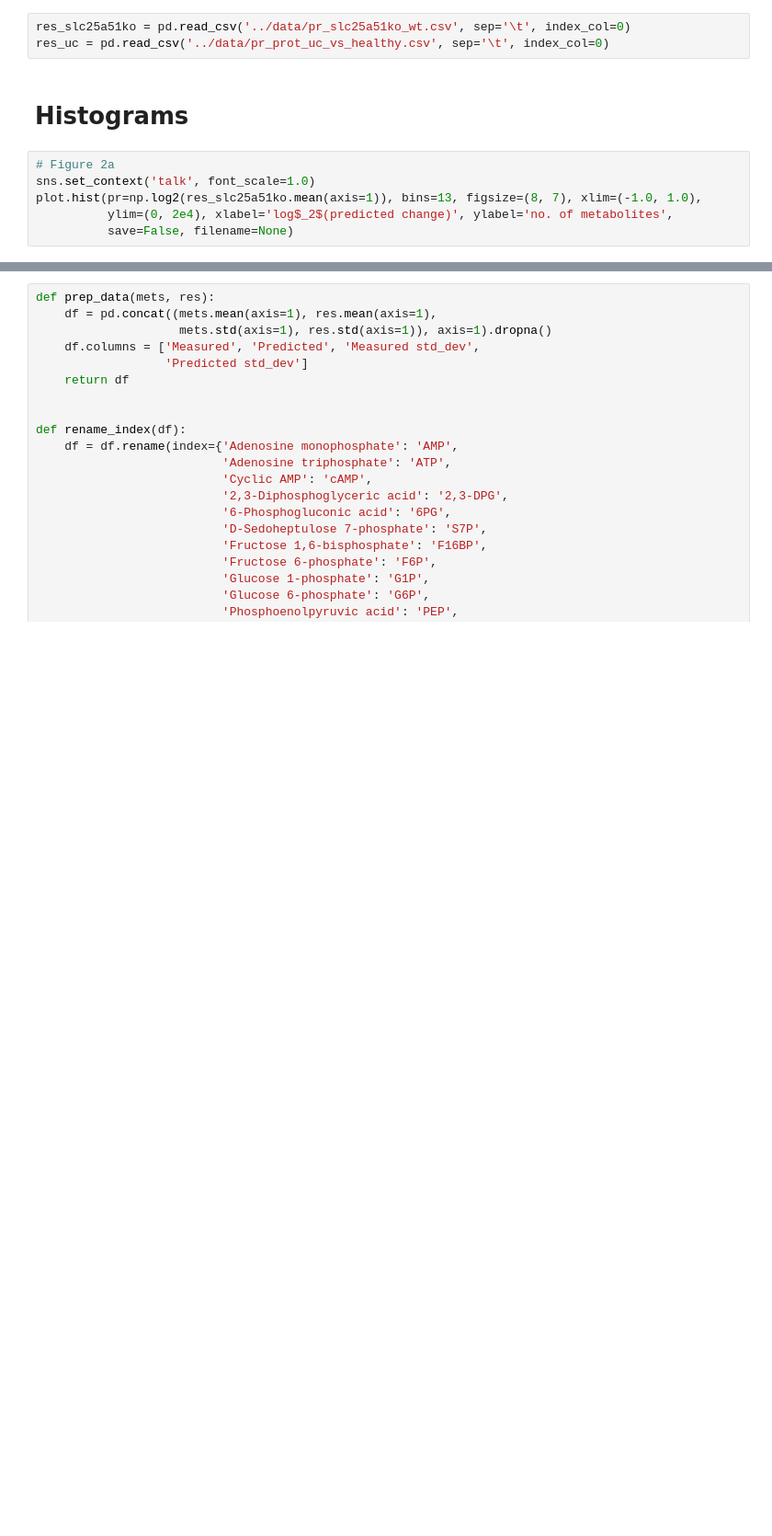
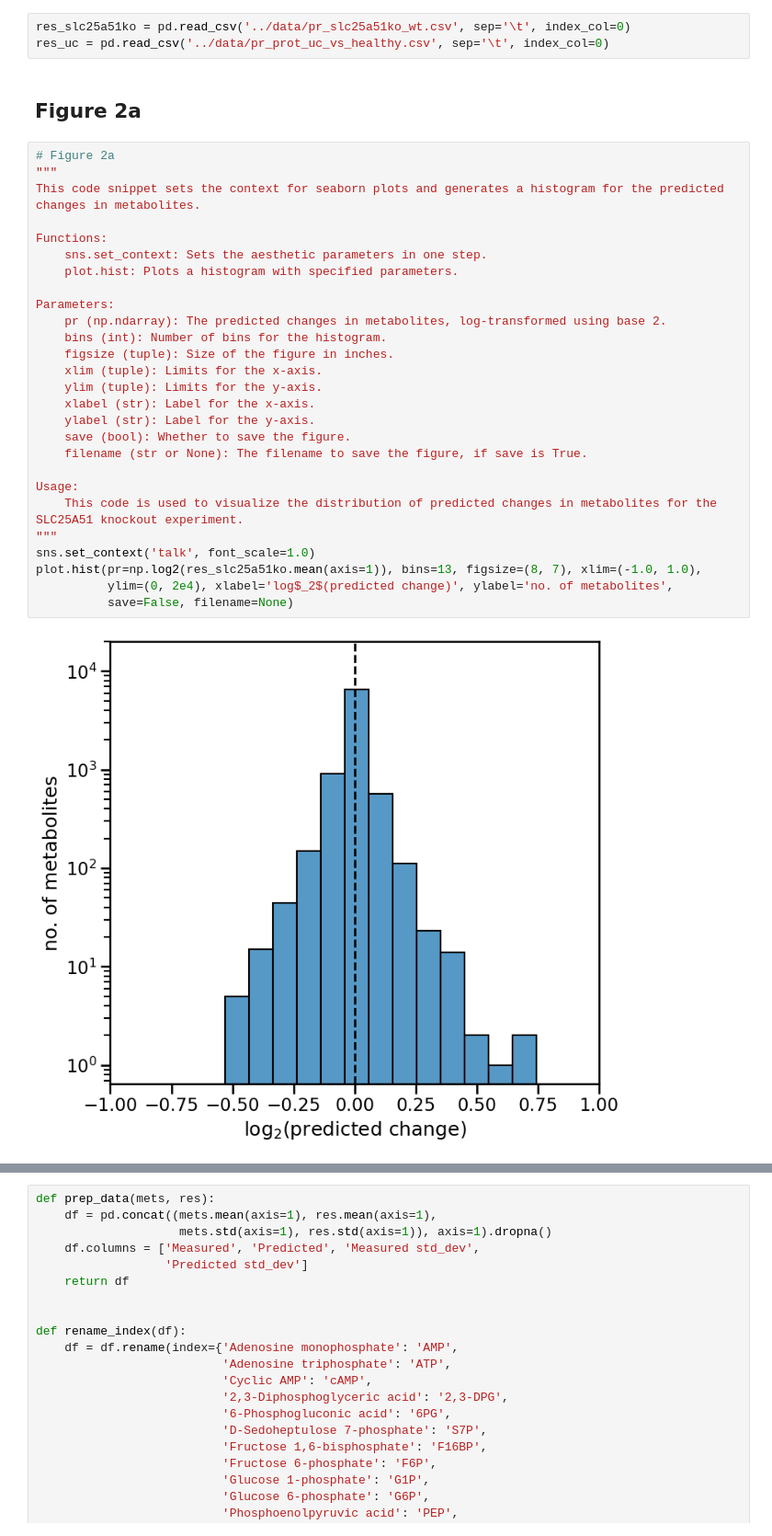
Before and after one commit to MolecularBioinformatics/prm_manuscript, a Jupyter notebook: jupyter_notebooks/figures_main_text.ipynb, the cells around one changed output, grey strips where cells are left out. Shown at 92% size. Drawn from its saved outputs; the diff is of its cells as text; blank space fills up the shorter version.

```diff
--- a/jupyter_notebooks/figures_main_text.ipynb
+++ b/jupyter_notebooks/figures_main_text.ipynb
@@ -26,11 +31,34 @@ prot_uc = util.map_gene(prot_uc, g_mapping=model.genes, mapping_column='symbol')
 # %%
 res_slc25a51ko = pd.read_csv('../data/pr_slc25a51ko_wt.csv', sep='\t', index_col=0)
 res_uc = pd.read_csv('../data/pr_prot_uc_vs_healthy.csv', sep='\t', index_col=0)
-# %% [markdown]
-# Histograms
-# %%
-# Figure 2a
-sns.set_context('talk', font_scale=1.0)
-plot.hist(pr=np.log2(res_slc25a51ko.mean(axis=1)), bins=13, figsize=(8, 7), xlim=(-1.0, 1.0),
-          ylim=(0, 2e4), xlabel='log$_2$(predicted change)', ylabel='no. of metabolites',
-          save=False, filename=None)
+# %% [markdown]
+## Figure 2a
+# %%
+# Figure 2a
+"""
+This code snippet sets the context for seaborn plots and generates a histogram for the predicted changes in metabolites.
+
+Functions:
+    sns.set_context: Sets the aesthetic parameters in one step.
+    plot.hist: Plots a histogram with specified parameters.
+
+Parameters:
+    pr (np.ndarray): The predicted changes in metabolites, log-transformed using base 2.
+    bins (int): Number of bins for the histogram.
+    figsize (tuple): Size of the figure in inches.
+    xlim (tuple): Limits for the x-axis.
+    ylim (tuple): Limits for the y-axis.
+    xlabel (str): Label for the x-axis.
+    ylabel (str): Label for the y-axis.
+    save (bool): Whether to save the figure.
+    filename (str or None): The filename to save the figure, if save is True.
+
+Usage:
+    This code is used to visualize the distribution of predicted changes in metabolites for the SLC25A51 knockout experiment.
+"""
+sns.set_context('talk', font_scale=1.0)
+plot.hist(pr=np.log2(res_slc25a51ko.mean(axis=1)), bins=13, figsize=(8, 7), xlim=(-1.0, 1.0),
+          ylim=(0, 2e4), xlabel='log$_2$(predicted change)', ylabel='no. of metabolites',
+          save=False, filename=None)
+# %% [output]
+[figure, added]
```
Also changed, not shown: parts of 32 cells of this notebook, 2 other files.
